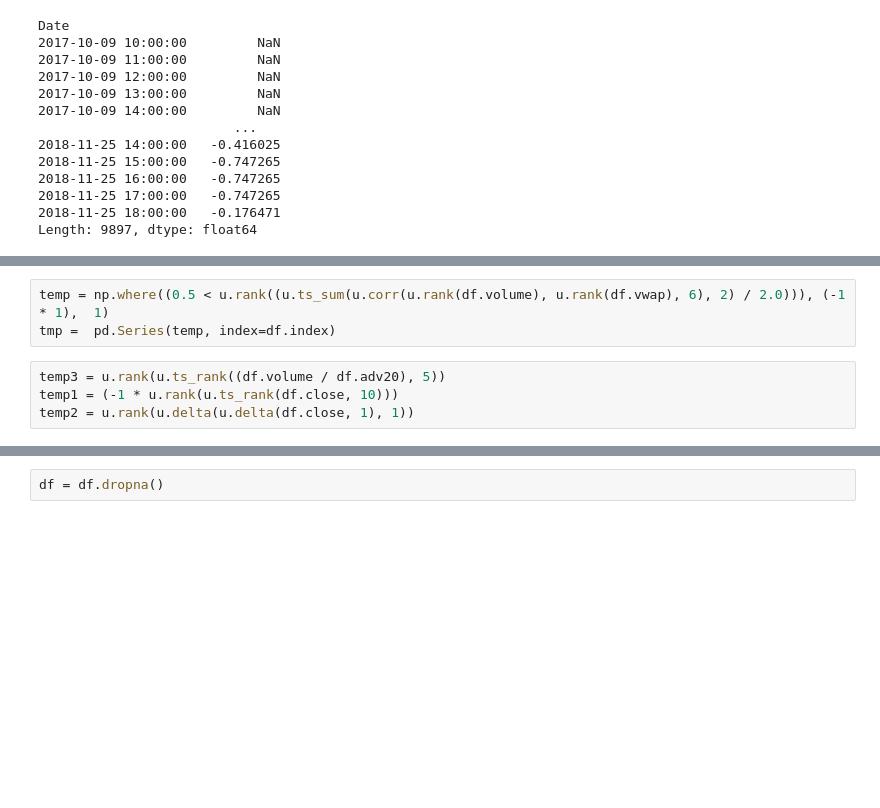
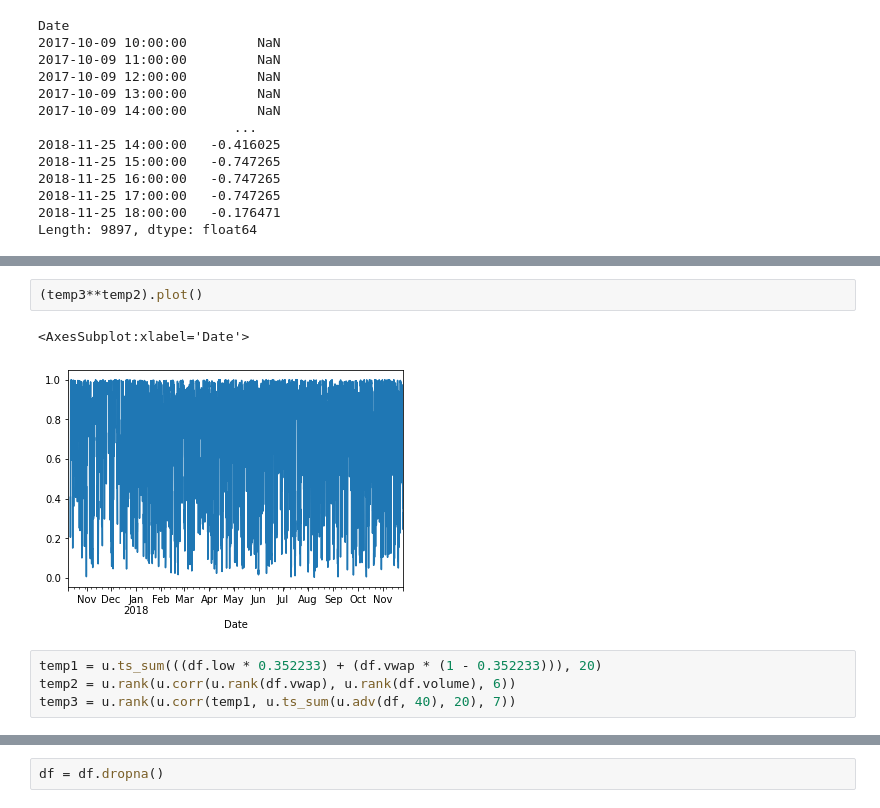
Before and after one commit to jaNGOB/101Alphas, a Jupyter notebook: tests.ipynb, the cells around one changed output, grey strips where cells are left out. Saved outputs shown, nothing was run; the diff lists cells and outputs as text; blank space fills up the shorter version.

```diff
--- a/tests.ipynb
+++ b/tests.ipynb
@@ -62,7 +45,9 @@ Length: 9897, dtype: float64
-# %%
-temp = np.where((0.5 < u.rank((u.ts_sum(u.corr(u.rank(df.volume), u.rank(df.vwap), 6), 2) / 2.0))), (-1 * 1),  1)
-tmp =  pd.Series(temp, index=df.index)
-# %%
-temp3 = u.rank(u.ts_rank((df.volume / df.adv20), 5))
-temp1 = (-1 * u.rank(u.ts_rank(df.close, 10)))
-temp2 = u.rank(u.delta(u.delta(df.close, 1), 1))
+# %%
+(temp3**temp2).plot()
+# %% [output]
+<AxesSubplot:xlabel='Date'>
+[figure, added]
+# %%
+temp1 = u.ts_sum(((df.low * 0.352233) + (df.vwap * (1 - 0.352233))), 20)
+temp2 = u.rank(u.corr(u.rank(df.vwap), u.rank(df.volume), 6))
+temp3 = u.rank(u.corr(temp1, u.ts_sum(u.adv(df, 40), 20), 7))
```
Also changed, not shown: parts of 12 cells of this notebook, 2 other files.
